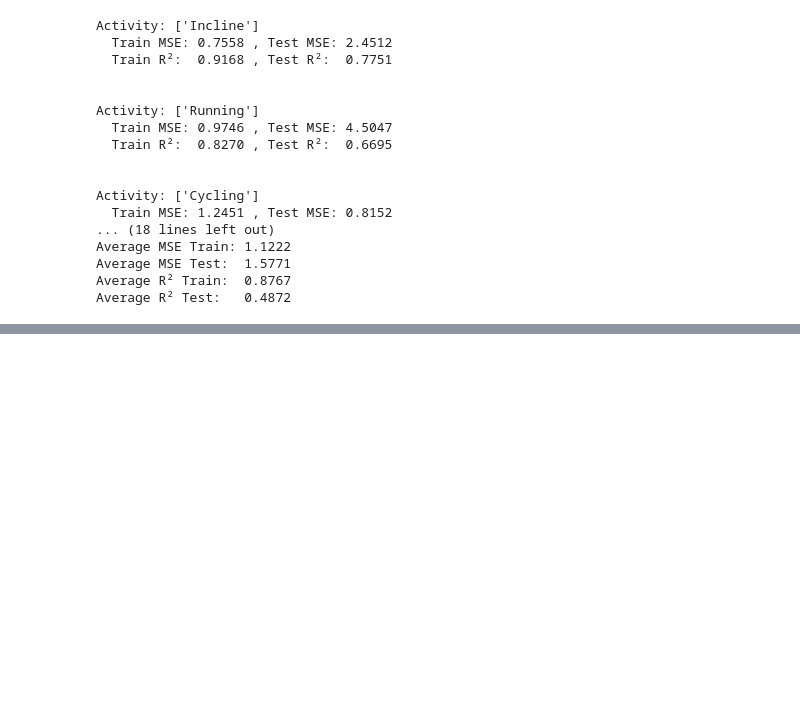
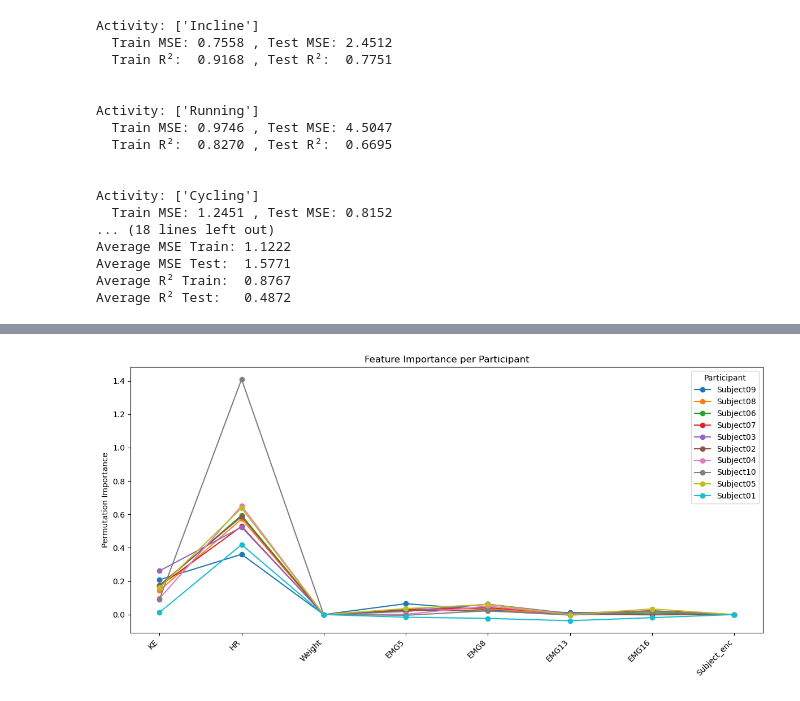
Before and after one commit to katiembutler/MetabolicCost, a Jupyter notebook: metCost-Regressions.ipynb, the cells around one changed output, grey strips where cells are left out. Saved outputs shown, nothing was run; the diff lists cells and outputs as text; code cells hidden in the pictures; blank space fills up the shorter version.

```diff
--- a/metCost-Regressions.ipynb
+++ b/metCost-Regressions.ipynb
@@ -2078,3 +2078,88 @@ Average MSE Train: 1.1222
 Average MSE Test:  1.5771
 Average R² Train:  0.8767
 Average R² Test:   0.4872
+# %%
+# SVR Linear train 8, test 2 ; MinMaxScaler ; 5 fold subject CV
+# 15 seconds - modified kinetic energy to include parallel axis thm
+from sklearn.model_selection import GroupKFold
+from sklearn.pipeline import make_pipeline
+import numpy as np
+np.set_printoptions(precision=3, suppress=True)
+from sklearn.inspection import permutation_importance
+from sklearn.svm import SVR
+from sklearn.metrics import mean_squared_error, r2_score
+from sklearn.preprocessing import LabelEncoder, MinMaxScaler
+import pandas as pd
+import seaborn as sns
+
+# Load dataset
+filePath = "/Users/katiebutler/Downloads/HIR Lab/Python Code - KB/MetabolicCost/EE_Dataset15_MoI.csv"
+LR_df = pd.read_csv(filePath)
+LR_df = LR_df.dropna(how="all")
+LR_df = LR_df[["KE", "HR", "Subject", "EE", "Weight", "EMG5", "EMG8","EMG13","EMG16"]]
+LR_df.fillna(0, inplace=True)
+
+le = LabelEncoder()
+LR_df["Subject_enc"] = le.fit_transform(LR_df["Subject"])
+subjects = LR_df["Subject_enc"].values
+original_subject_labels = LR_df["Subject"].values
+
+
+x = LR_df.drop(columns=["EE", "Subject"])
+y = LR_df["EE"]
+
+uniqueSubjects = np.unique(subjects)
+
+model = make_pipeline(MinMaxScaler(), SVR(kernel="linear"))
+gkf = GroupKFold(n_splits=10)
+
+mseTrain, mseTest, r2train, r2test = [], [], [], []
+fold_feature_importance = []
+fold_subjects = []
+for fold_idx, (train_idx, test_idx) in enumerate(gkf.split(x, y, groups=subjects), start=1):
+    x_train, x_test = x.iloc[train_idx], x.iloc[test_idx]
+    y_train, y_test = y.iloc[train_idx], y.iloc[test_idx]
+
+    test_subject = np.unique(original_subject_labels[test_idx])[0]
+    fold_subjects.append(test_subject)
+
+    model.fit(x_train, y_train)
+    y_trainPred = model.predict(x_train)
+    y_testPred = model.predict(x_test)
+
+    fold_mse_train = mean_squared_error(y_train, y_trainPred)
+    fold_mse_test = mean_squared_error(y_test, y_testPred)
+    fold_r2_train = r2_score(y_train, y_trainPred)
+    fold_r2_test = r2_score(y_test, y_testPred)
+
+    mseTrain.append(fold_mse_train)
+    mseTest.append(fold_mse_test)
+    r2train.append(fold_r2_train)
+    r2test.append(fold_r2_test)
+
+    perm_importance = permutation_importance(model, x_test, y_test, random_state=42)
+    fold_feature_importance.append(perm_importance.importances_mean)
+
+    # Print per-fold results
+    print(f"Test Subject: {test_subject}")
+    print(f"     Train MSE: {fold_mse_train:.4f} , Test MSE: {fold_mse_test:.4f}")
+    print(f"     Train R²:  {fold_r2_train:.4f} , Test R²:  {fold_r2_test:.4f}")
+    print("\n")
+
+print("\n")
+print(f"Average MSE Train: {np.mean(mseTrain):.4f} , Average MSE Test: {np.mean(mseTest):.4f}")
+print(f"Average R² Train:  {np.mean(r2train):.4f} , Average R² Test:  {np.mean(r2test):.4f}")
+
+fi_df = pd.DataFrame(fold_feature_importance, columns=x.columns)
+
+# Plot feature importance per participant
+plt.figure(figsize=(12, 6))
+for idx, subject in enumerate(fold_subjects):
+    plt.plot(x.columns, fi_df.iloc[idx], marker='o', label=subject)
+plt.xticks(rotation=45, ha="right")
+plt.ylabel("Permutation Importance")
+plt.title("Feature Importance per Participant")
+plt.legend(title="Participant")
+plt.tight_layout()
+plt.show()
+# %% [output]
@@ -2080,0 +2183 @@ Average R² Test:   0.4872
+[figure, added]
```
Also changed, not shown: parts of 2 cells of this notebook, 2 other files.
